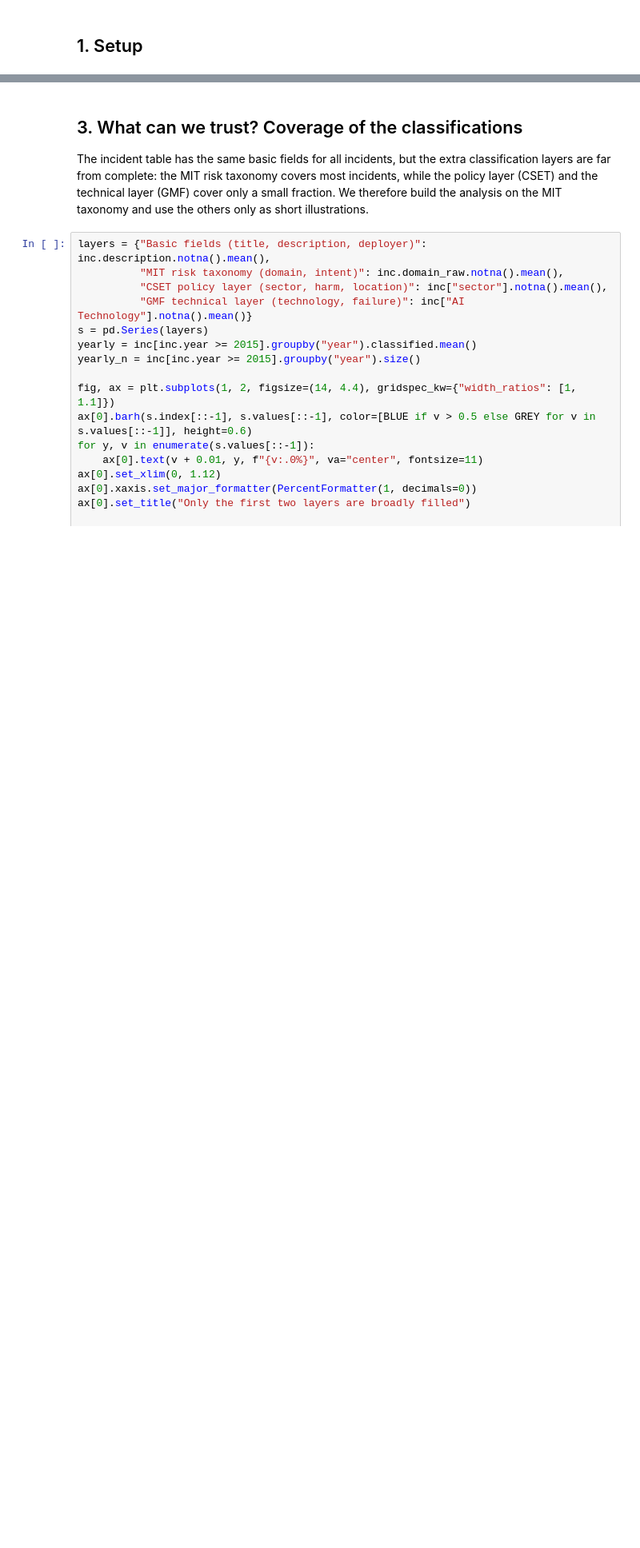
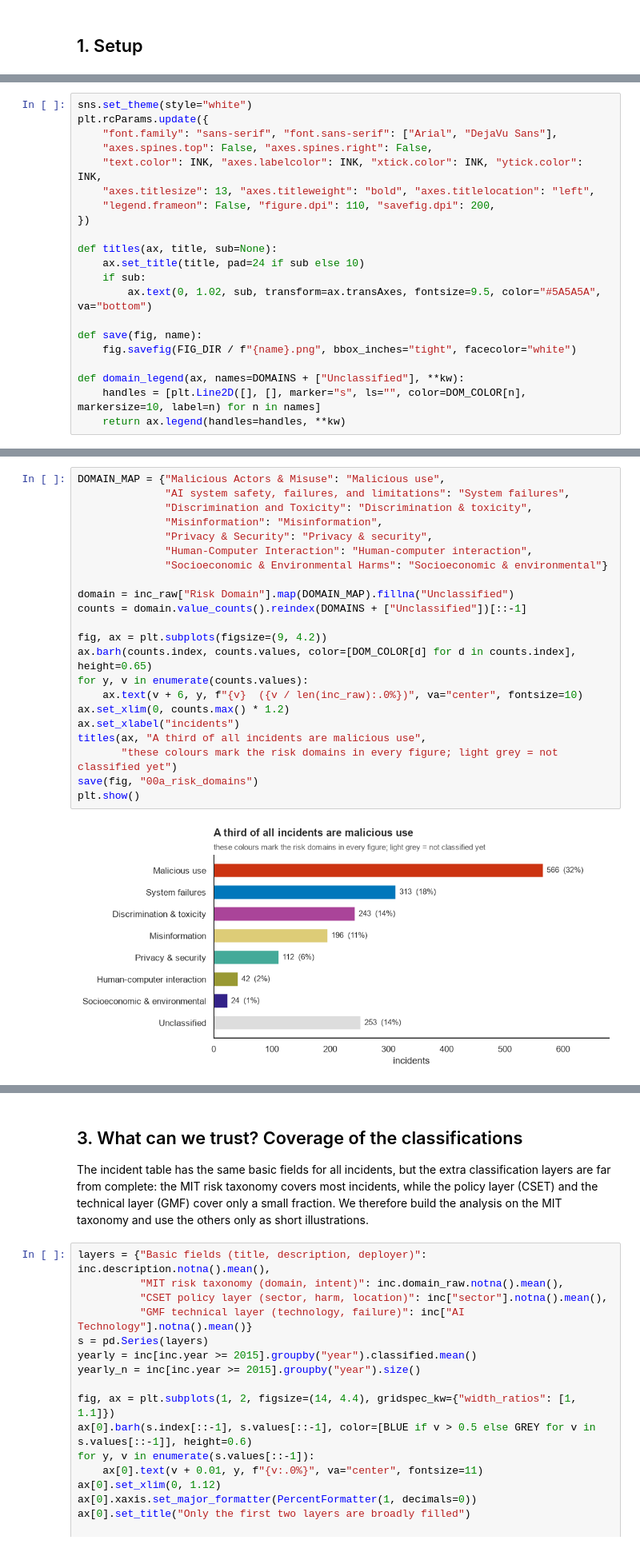
Before and after one commit to nnamyslowska/ai-incidents-analysis, a Jupyter notebook: ai_incidents.ipynb, the cells around one changed output, grey strips where cells are left out. Shown at 80% size. Saved outputs shown, nothing was run; the diff lists cells and outputs as text; blank space fills up the shorter version.

```diff
--- a/ai_incidents.ipynb
+++ b/ai_incidents.ipynb
@@ -807,0 +54,21 @@ display(inc.dom_label.value_counts().to_frame("incidents").T)
+# %%
+sns.set_theme(style="white")
+plt.rcParams.update({
+    "font.family": "sans-serif", "font.sans-serif": ["Arial", "DejaVu Sans"],
+    "axes.spines.top": False, "axes.spines.right": False,
+    "text.color": INK, "axes.labelcolor": INK, "xtick.color": INK, "ytick.color": INK,
+    "axes.titlesize": 13, "axes.titleweight": "bold", "axes.titlelocation": "left",
+    "legend.frameon": False, "figure.dpi": 110, "savefig.dpi": 200,
+})
+
+def titles(ax, title, sub=None):
+    ax.set_title(title, pad=24 if sub else 10)
+    if sub:
+        ax.text(0, 1.02, sub, transform=ax.transAxes, fontsize=9.5, color="#5A5A5A", va="bottom")
+
+def save(fig, name):
+    fig.savefig(FIG_DIR / f"{name}.png", bbox_inches="tight", facecolor="white")
+
+def domain_legend(ax, names=DOMAINS + ["Unclassified"], **kw):
+    handles = [plt.Line2D([], [], marker="s", ls="", color=DOM_COLOR[n], markersize=10, label=n) for n in names]
+    return ax.legend(handles=handles, **kw)
@@ -807,0 +210,24 @@ display(inc.dom_label.value_counts().to_frame("incidents").T)
+# %%
+DOMAIN_MAP = {"Malicious Actors & Misuse": "Malicious use",
+              "AI system safety, failures, and limitations": "System failures",
+              "Discrimination and Toxicity": "Discrimination & toxicity",
+              "Misinformation": "Misinformation",
+              "Privacy & Security": "Privacy & security",
+              "Human-Computer Interaction": "Human-computer interaction",
+              "Socioeconomic & Environmental Harms": "Socioeconomic & environmental"}
+
+domain = inc_raw["Risk Domain"].map(DOMAIN_MAP).fillna("Unclassified")
+counts = domain.value_counts().reindex(DOMAINS + ["Unclassified"])[::-1]
+
+fig, ax = plt.subplots(figsize=(9, 4.2))
+ax.barh(counts.index, counts.values, color=[DOM_COLOR[d] for d in counts.index], height=0.65)
+for y, v in enumerate(counts.values):
+    ax.text(v + 6, y, f"{v}  ({v / len(inc_raw):.0%})", va="center", fontsize=10)
+ax.set_xlim(0, counts.max() * 1.2)
+ax.set_xlabel("incidents")
+titles(ax, "A third of all incidents are malicious use",
+       "these colours mark the risk domains in every figure; light grey = not classified yet")
+save(fig, "00a_risk_domains")
+plt.show()
+# %% [output]
+[figure, added]
```
Also changed, not shown: parts of 86 cells of this notebook, 1 other file.
